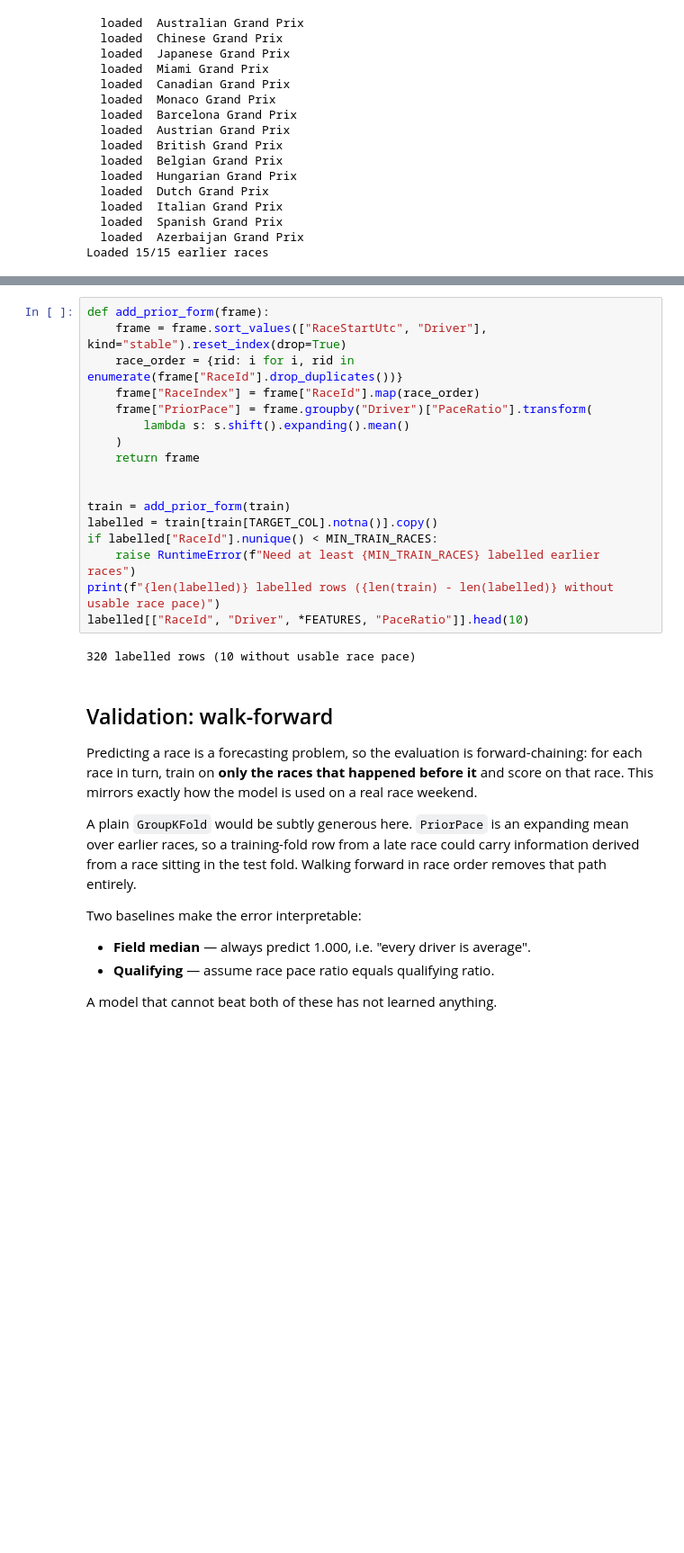
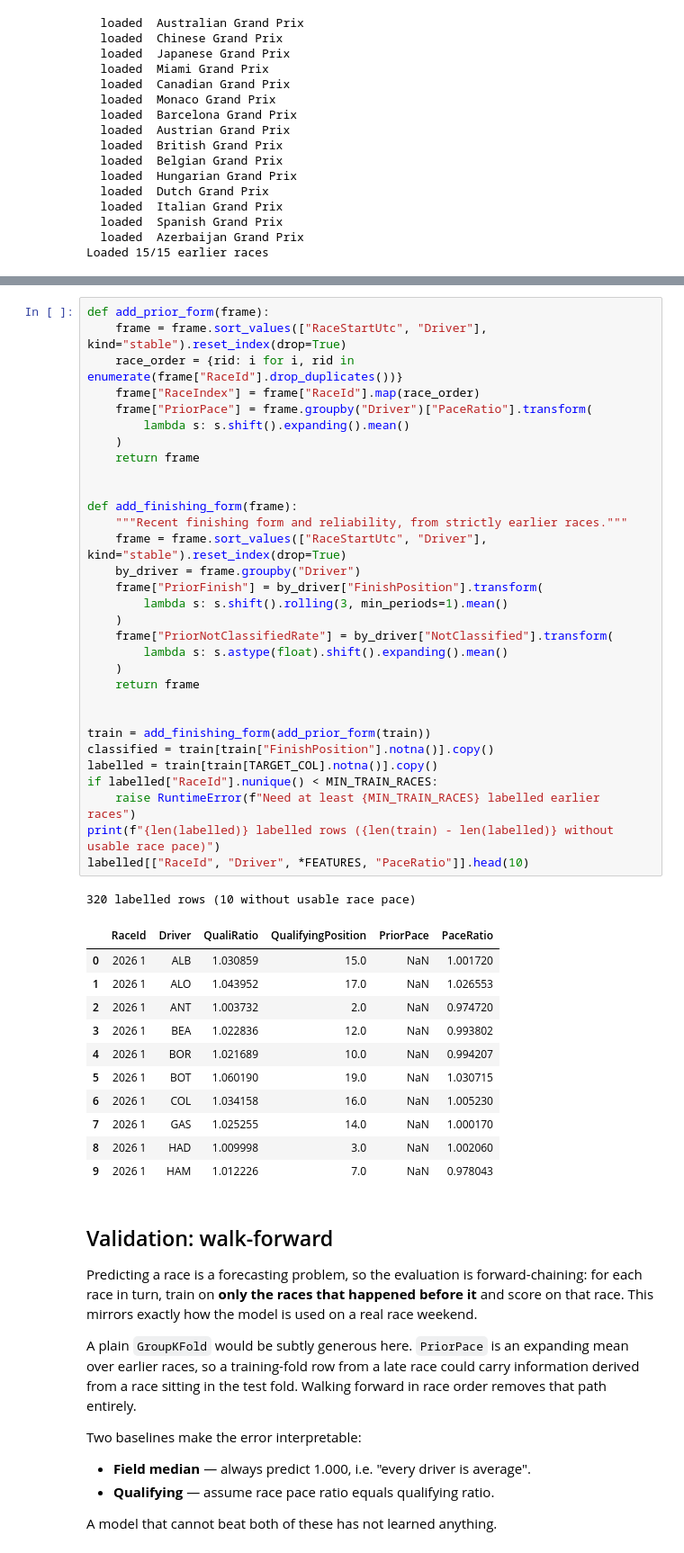
Before and after one commit to KyunSC/F1Predictions, a Jupyter notebook: f1_race_prediction.ipynb, the cells around one changed output, grey strips where cells are left out. Shown at 90% size. Cells and saved outputs as stored; diff of their text form; blank space fills up the shorter version.

```diff
--- a/f1_race_prediction.ipynb
+++ b/f1_race_prediction.ipynb
@@ -239,22 +287,47 @@ on qualifying pace alone. Nobody is dropped from the grid for lacking history.
 # %%
 def add_prior_form(frame):
     frame = frame.sort_values(["RaceStartUtc", "Driver"], kind="stable").reset_index(drop=True)
     race_order = {rid: i for i, rid in enumerate(frame["RaceId"].drop_duplicates())}
     frame["RaceIndex"] = frame["RaceId"].map(race_order)
     frame["PriorPace"] = frame.groupby("Driver")["PaceRatio"].transform(
         lambda s: s.shift().expanding().mean()
     )
     return frame
 
 
-train = add_prior_form(train)
+def add_finishing_form(frame):
+    """Recent finishing form and reliability, from strictly earlier races."""
+    frame = frame.sort_values(["RaceStartUtc", "Driver"], kind="stable").reset_index(drop=True)
+    by_driver = frame.groupby("Driver")
+    frame["PriorFinish"] = by_driver["FinishPosition"].transform(
+        lambda s: s.shift().rolling(3, min_periods=1).mean()
+    )
+    frame["PriorNotClassifiedRate"] = by_driver["NotClassified"].transform(
+        lambda s: s.astype(float).shift().expanding().mean()
+    )
+    return frame
+
+
+train = add_finishing_form(add_prior_form(train))
+classified = train[train["FinishPosition"].notna()].copy()
 labelled = train[train[TARGET_COL].notna()].copy()
 if labelled["RaceId"].nunique() < MIN_TRAIN_RACES:
     raise RuntimeError(f"Need at least {MIN_TRAIN_RACES} labelled earlier races")
 print(f"{len(labelled)} labelled rows ({len(train) - len(labelled)} without usable race pace)")
 labelled[["RaceId", "Driver", *FEATURES, "PaceRatio"]].head(10)
 # %% [output]
 320 labelled rows (10 without usable race pace)
+|  | RaceId | Driver | QualiRatio | QualifyingPosition | PriorPace | PaceRatio |
+| 0 | 2026 1 | ALB | 1.030859 | 15.0 | NaN | 1.001720 |
+| 1 | 2026 1 | ALO | 1.043952 | 17.0 | NaN | 1.026553 |
+| 2 | 2026 1 | ANT | 1.003732 | 2.0 | NaN | 0.974720 |
+| 3 | 2026 1 | BEA | 1.022836 | 12.0 | NaN | 0.993802 |
+| 4 | 2026 1 | BOR | 1.021689 | 10.0 | NaN | 0.994207 |
+| 5 | 2026 1 | BOT | 1.060190 | 19.0 | NaN | 1.030715 |
+| 6 | 2026 1 | COL | 1.034158 | 16.0 | NaN | 1.005230 |
+| 7 | 2026 1 | GAS | 1.025255 | 14.0 | NaN | 1.000170 |
+| 8 | 2026 1 | HAD | 1.009998 | 3.0 | NaN | 1.002060 |
+| 9 | 2026 1 | HAM | 1.012226 | 7.0 | NaN | 0.978043 |
 # %% [markdown]
 ## Validation: walk-forward
 
```
Also changed, not shown: parts of 19 cells of this notebook, 9 other files.
